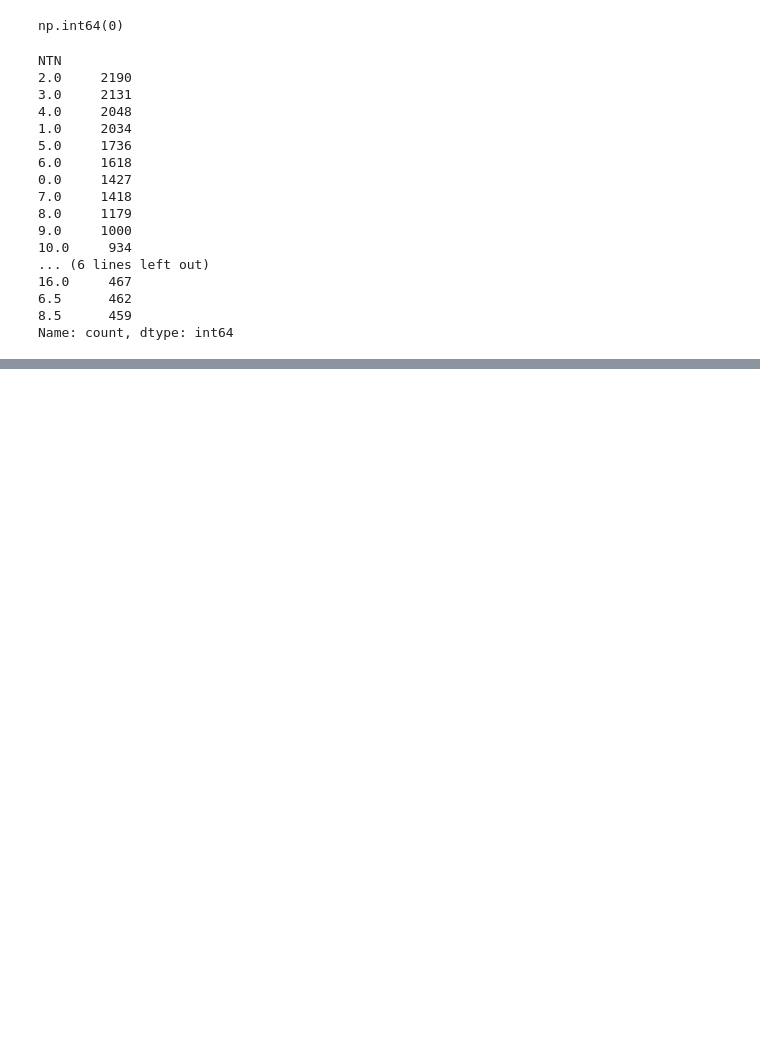
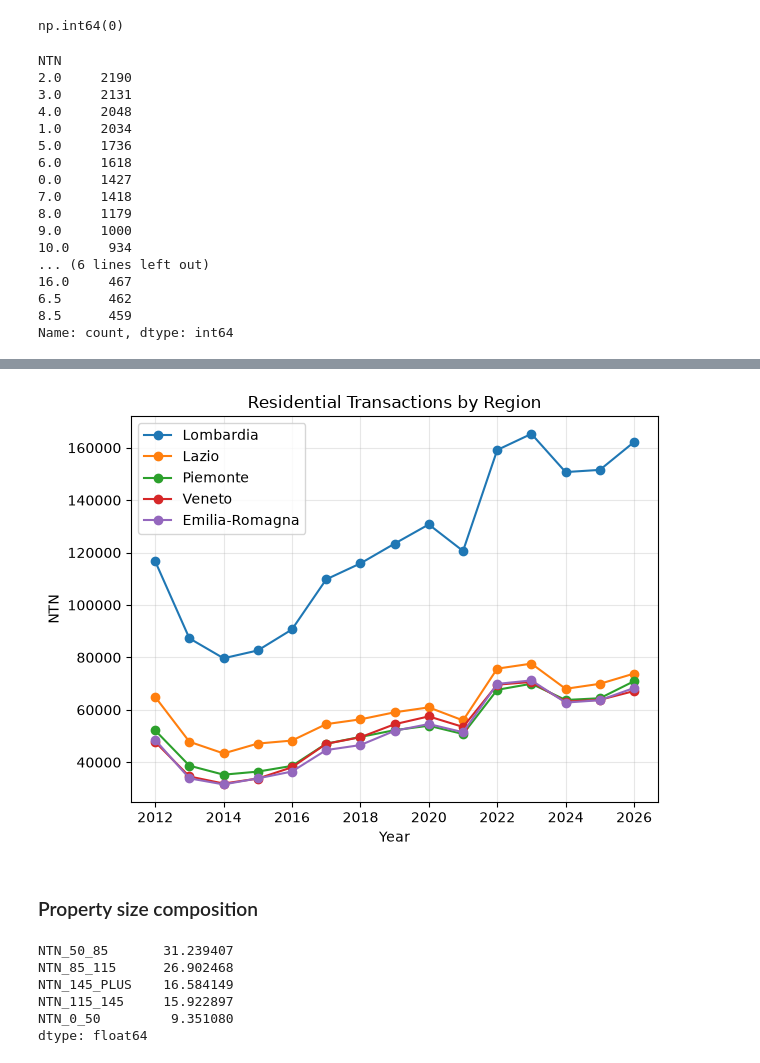
Before and after one commit to danielematix67-boop/italian-real-estate-analysis, a Jupyter notebook: notebooks/02_omi_transactions_exploration.ipynb, the cells around one changed output, grey strips where cells are left out. Saved outputs shown, nothing was run; the diff lists cells and outputs as text; code cells hidden in the pictures; blank space fills up the shorter version.

```diff
--- a/notebooks/02_omi_transactions_exploration.ipynb
+++ b/notebooks/02_omi_transactions_exploration.ipynb
@@ -1045,0 +1919,9 @@ Name: count, dtype: int64
+# %%
+regional_ntn = (
+    transactions_df
+    .groupby("Regione")["NTN"]
+    .sum()
+    .sort_values(ascending=False)
+)
+
+regional_ntn
@@ -1045,0 +1972,9 @@ Name: count, dtype: int64
+# %%
+regional_time = (
+    transactions_df
+    .groupby(["reference_date", "Regione"])["NTN"]
+    .sum()
+    .reset_index()
+)
+
+regional_time.head()
@@ -1045,0 +1988,59 @@ Name: count, dtype: int64
+# %%
+top_regions = (
+    regional_ntn
+    .head(5)
+    .index
+)
+
+plot_data = regional_time[
+    regional_time["Regione"].isin(top_regions)
+]
+
+for region in top_regions:
+    subset = plot_data[
+        plot_data["Regione"] == region
+    ]
+
+    plt.plot(
+        subset["reference_date"],
+        subset["NTN"],
+        marker="o",
+        label=region,
+    )
+
+plt.title("Residential Transactions by Region")
+plt.xlabel("Year")
+plt.ylabel("NTN")
+plt.legend()
+plt.grid(alpha=0.3)
+plt.tight_layout()
+plt.show()
+# %% [output]
+[figure, added]
+# %% [markdown]
+### Property size composition
+# %%
+size_columns = [
+    "NTN_0_50",
+    "NTN_50_85",
+    "NTN_85_115",
+    "NTN_115_145",
+    "NTN_145_PLUS",
+]
+
+size_totals = transactions_df[size_columns].sum()
+
+size_share = (
+    size_totals
+    / size_totals.sum()
+    * 100
+)
+
+size_share.sort_values(ascending=False)
+# %% [output]
+NTN_50_85       31.239407
+NTN_85_115      26.902468
+NTN_145_PLUS    16.584149
+NTN_115_145     15.922897
+NTN_0_50         9.351080
+dtype: float64
```
Also changed, not shown: parts of 83 cells of this notebook, 11 other files.
